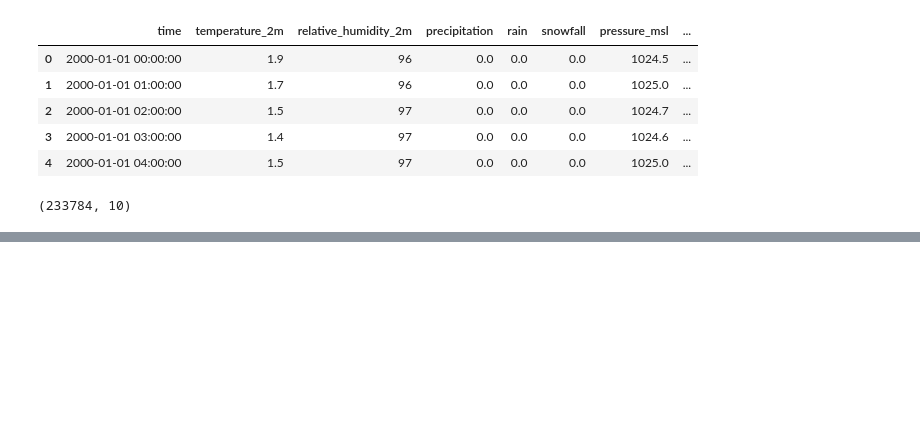
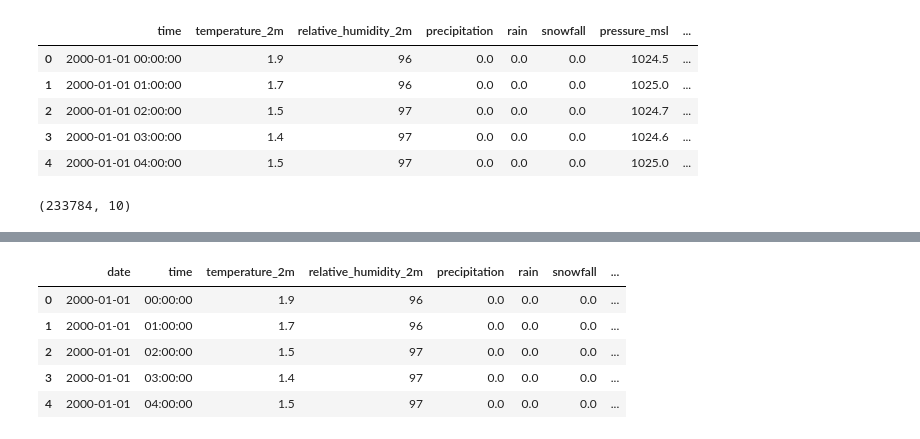
Before and after one commit to PrithviHe/Rhine-cargo-advisor, a Jupyter notebook: notebooks/Data_import.ipynb, the cells around one changed output, grey strips where cells are left out. Cells and saved outputs as stored; diff of their text form; code cells hidden in the pictures; blank space fills up the shorter version.

```diff
--- a/notebooks/Data_import.ipynb
+++ b/notebooks/Data_import.ipynb
@@ -73,0 +177,14 @@ FileNotFoundError: [Errno 2] No such file or directory: 'data/raw/water_level_15
+# %%
+weather = weather[
+    ["date", "time"] +
+    [col for col in weather.columns if col not in ["date", "time"]]
+]
+
+weather.head()
+# %% [output]
+|  | date | time | temperature_2m | relative_humidity_2m | precipitation | rain | snowfall | ... |
+| 0 | 2000-01-01 | 00:00:00 | 1.9 | 96 | 0.0 | 0.0 | 0.0 | ... |
+| 1 | 2000-01-01 | 01:00:00 | 1.7 | 96 | 0.0 | 0.0 | 0.0 | ... |
+| 2 | 2000-01-01 | 02:00:00 | 1.5 | 97 | 0.0 | 0.0 | 0.0 | ... |
+| 3 | 2000-01-01 | 03:00:00 | 1.4 | 97 | 0.0 | 0.0 | 0.0 | ... |
+| 4 | 2000-01-01 | 04:00:00 | 1.5 | 97 | 0.0 | 0.0 | 0.0 | ... |
```
Also changed, not shown: parts of 20 cells of this notebook.
